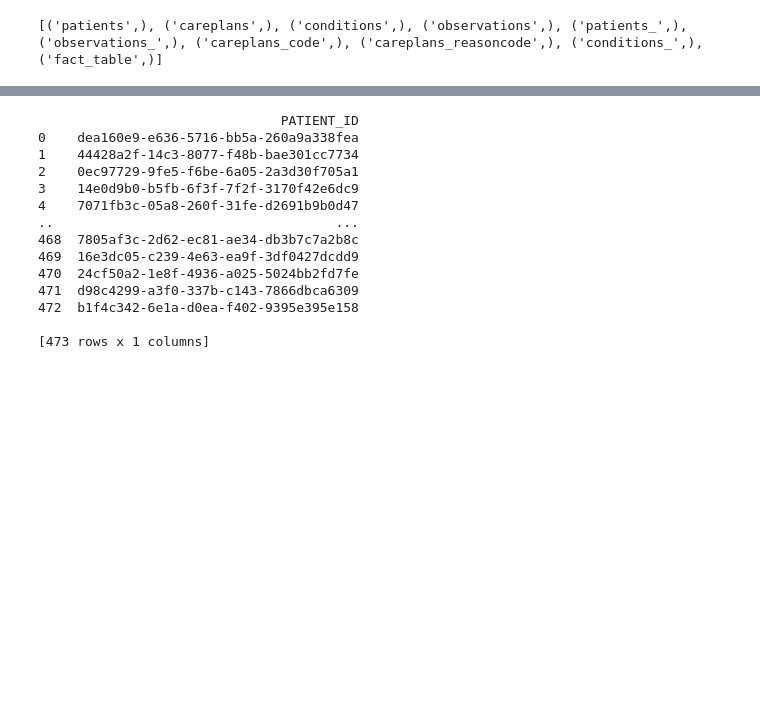
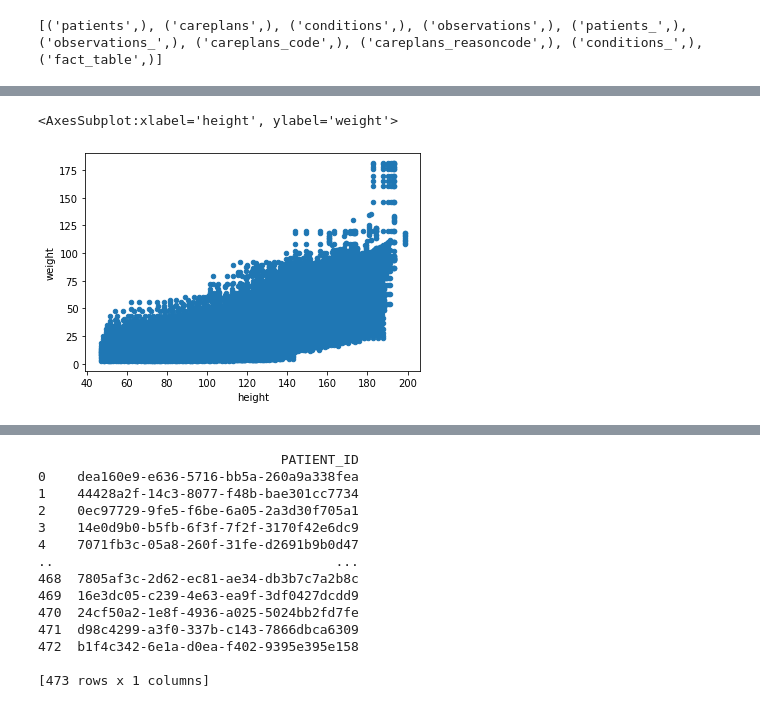
Before and after one commit to Fuenfgeld/DMA2022DataProjectC, a Jupyter notebook: src/analysis.ipynb, the cells around one changed output, grey strips where cells are left out. Drawn from its saved outputs; the diff is of its cells as text; code cells hidden in the pictures; blank space fills up the shorter version.

```diff
--- a/src/analysis.ipynb
+++ b/src/analysis.ipynb
@@ -392,0 +407,7 @@ print(pd.read_sql_query("SELECT reasoncode FROM careplans_reasoncode WHERE reaso
+# %%
+df_height_weight = pd.read_sql("SELECT distinct fact_table.patient_id, fact_table.value,weight.value FROM fact_table left JOIN (SELECT distinct patient_ID,value FROM fact_table WHERE observation_code = '29463-7') AS weight on weight.patient_ID==fact_table.patient_id WHERE observation_code = '8302-2' ",connection)
+df_height_weight = df_height_weight.rename({'VALUE': 'height', 'value': 'weight'}, axis=1)
+df_height_weight.plot.scatter('height','weight')
+# %% [output]
+<AxesSubplot:xlabel='height', ylabel='weight'>
+[figure, added]
```
Also changed, not shown: parts of 15 cells of this notebook.
